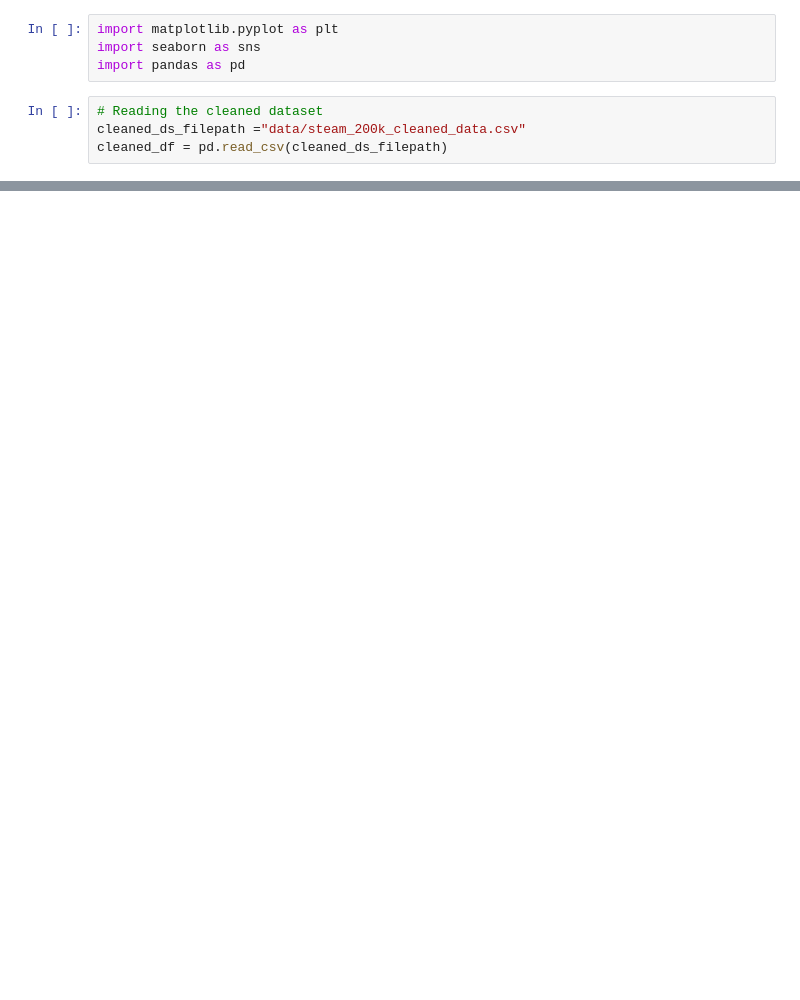
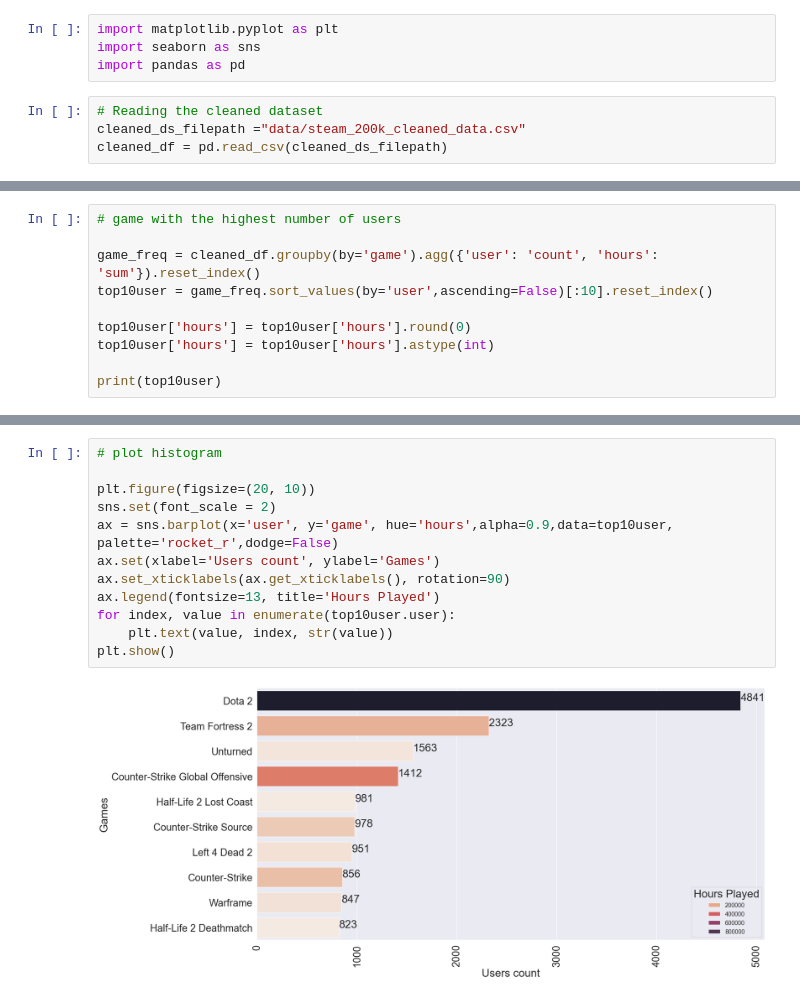
Before and after one commit to rajdeinno/recommedation-system, a Jupyter notebook: data_eda.ipynb, the cells around one changed output, grey strips where cells are left out. Cells and saved outputs as stored; diff of their text form; blank space fills up the shorter version.

```diff
--- a/data_eda.ipynb
+++ b/data_eda.ipynb
@@ -19,0 +33,10 @@ cleaned_df.head()
+# %%
+# game with the highest number of users
+
+game_freq = cleaned_df.groupby(by='game').agg({'user': 'count', 'hours': 'sum'}).reset_index()
+top10user = game_freq.sort_values(by='user',ascending=False)[:10].reset_index()
+
+top10user['hours'] = top10user['hours'].round(0)
+top10user['hours'] = top10user['hours'].astype(int)
+
+print(top10user)
@@ -19,0 +74,14 @@ cleaned_df.head()
+# %%
+# plot histogram
+
+plt.figure(figsize=(20, 10))
+sns.set(font_scale = 2)
+ax = sns.barplot(x='user', y='game', hue='hours',alpha=0.9,data=top10user, palette='rocket_r',dodge=False)
+ax.set(xlabel='Users count', ylabel='Games')
+ax.set_xticklabels(ax.get_xticklabels(), rotation=90)
+ax.legend(fontsize=13, title='Hours Played')
+for index, value in enumerate(top10user.user):
+    plt.text(value, index, str(value))
+plt.show()
+# %% [output]
+[figure, added]
```
Also changed, not shown: parts of 15 cells of this notebook, 1 other file.
